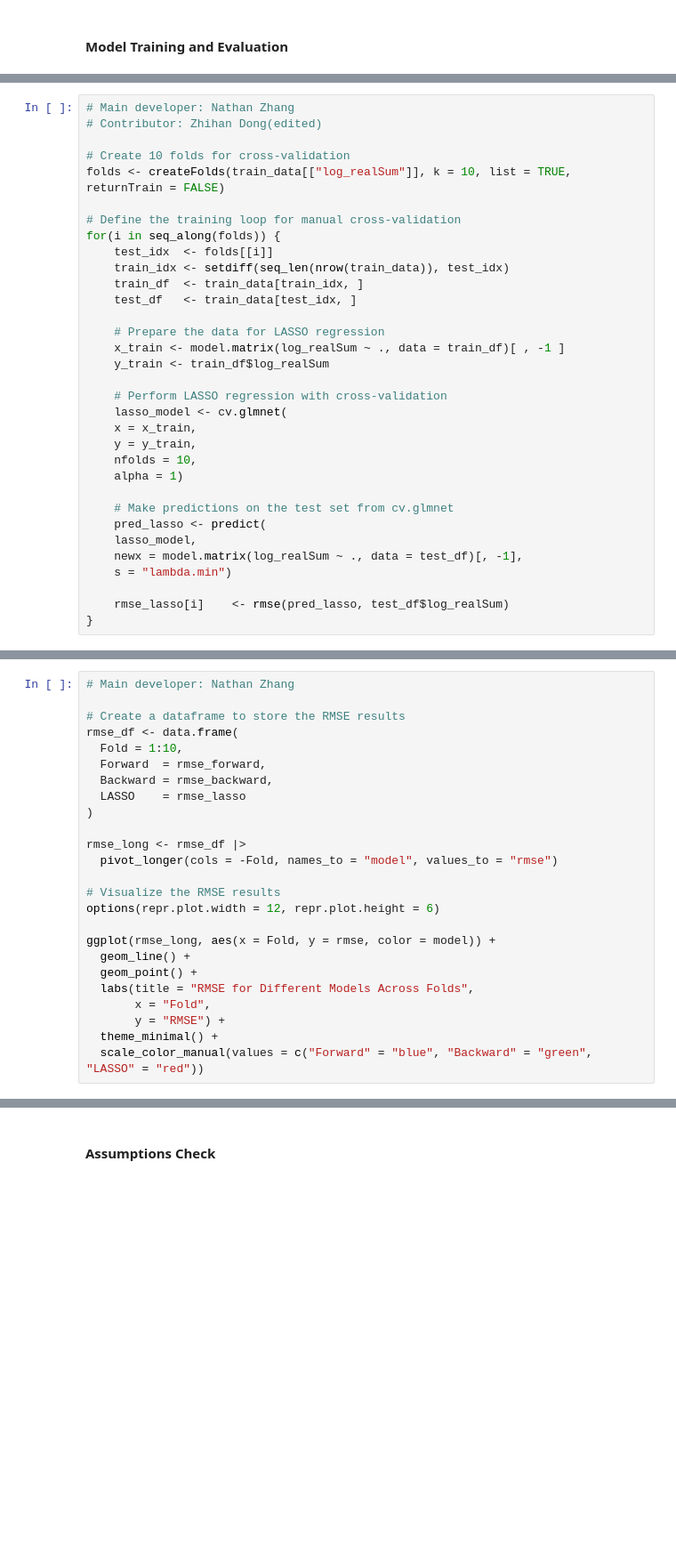
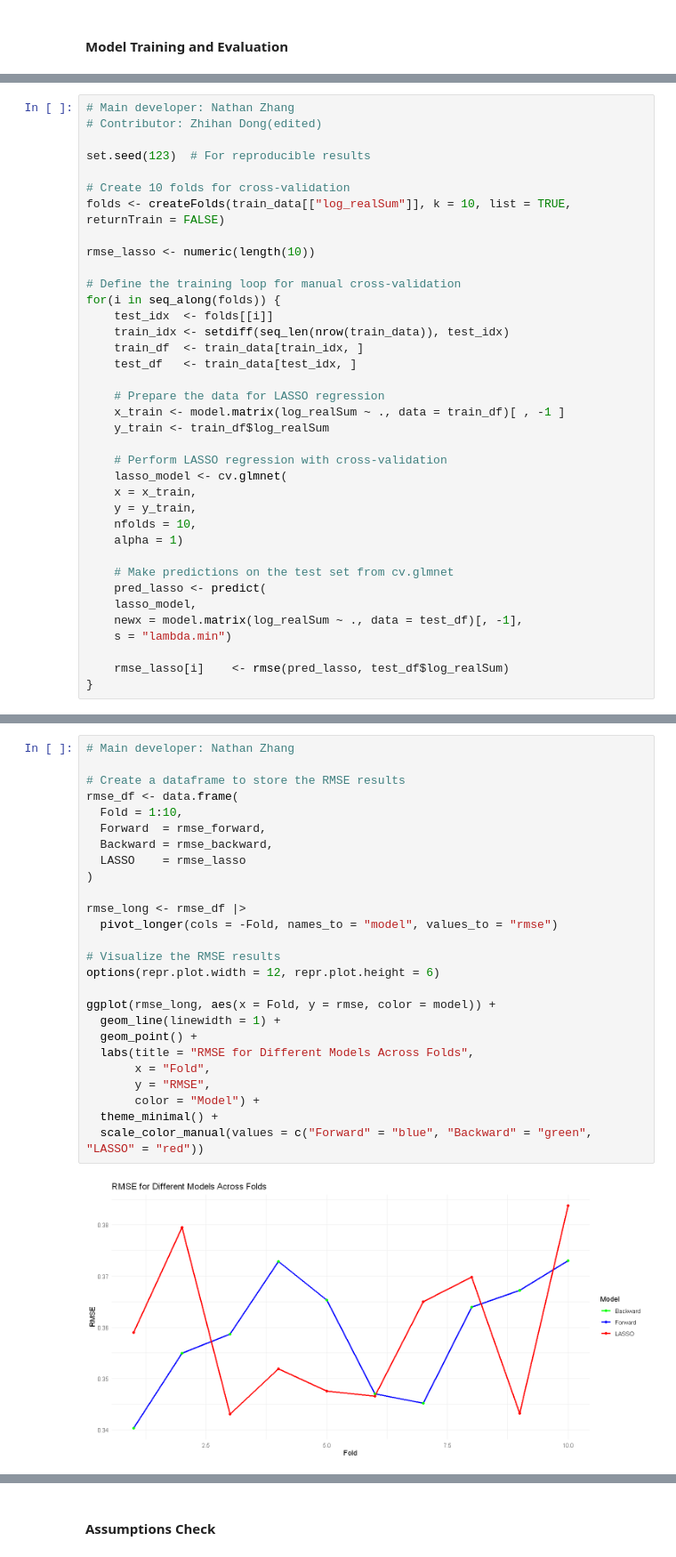
Before and after one commit to NathanPalaiologos/STAT-301-Project, a Jupyter notebook: group_16_final_report.ipynb, the cells around one changed output, grey strips where cells are left out. Shown at 89% size. Saved outputs shown, nothing was run; the diff lists cells and outputs as text; blank space fills up the shorter version.

```diff
--- a/group_16_final_report.ipynb
+++ b/group_16_final_report.ipynb
@@ -723,8 +751,12 @@ ERROR: Error in eval(predvars, data, env): object 'y' not found
 # Main developer: Nathan Zhang
 # Contributor: Zhihan Dong(edited)
 
+set.seed(123)  # For reproducible results
+
 # Create 10 folds for cross-validation
 folds <- createFolds(train_data[["log_realSum"]], k = 10, list = TRUE, returnTrain = FALSE)
+
+rmse_lasso <- numeric(length(10))
 
 # Define the training loop for manual cross-validation
 for(i in seq_along(folds)) {
@@ -755,25 +789,28 @@ for(i in seq_along(folds)) {
 # %%
 # Main developer: Nathan Zhang
 
 # Create a dataframe to store the RMSE results
 rmse_df <- data.frame(
   Fold = 1:10,
   Forward  = rmse_forward,
   Backward = rmse_backward,
   LASSO    = rmse_lasso
 )
 
 rmse_long <- rmse_df |>
   pivot_longer(cols = -Fold, names_to = "model", values_to = "rmse")
 
 # Visualize the RMSE results
 options(repr.plot.width = 12, repr.plot.height = 6)
 
 ggplot(rmse_long, aes(x = Fold, y = rmse, color = model)) +
-  geom_line() +
+  geom_line(linewidth = 1) +
   geom_point() +
   labs(title = "RMSE for Different Models Across Folds",
        x = "Fold",
-       y = "RMSE") +
+       y = "RMSE",
+       color = "Model") +
   theme_minimal() +
   scale_color_manual(values = c("Forward" = "blue", "Backward" = "green", "LASSO" = "red"))
+# %% [output]
+[figure, added]
```
Also changed, not shown: parts of 27 cells of this notebook.
